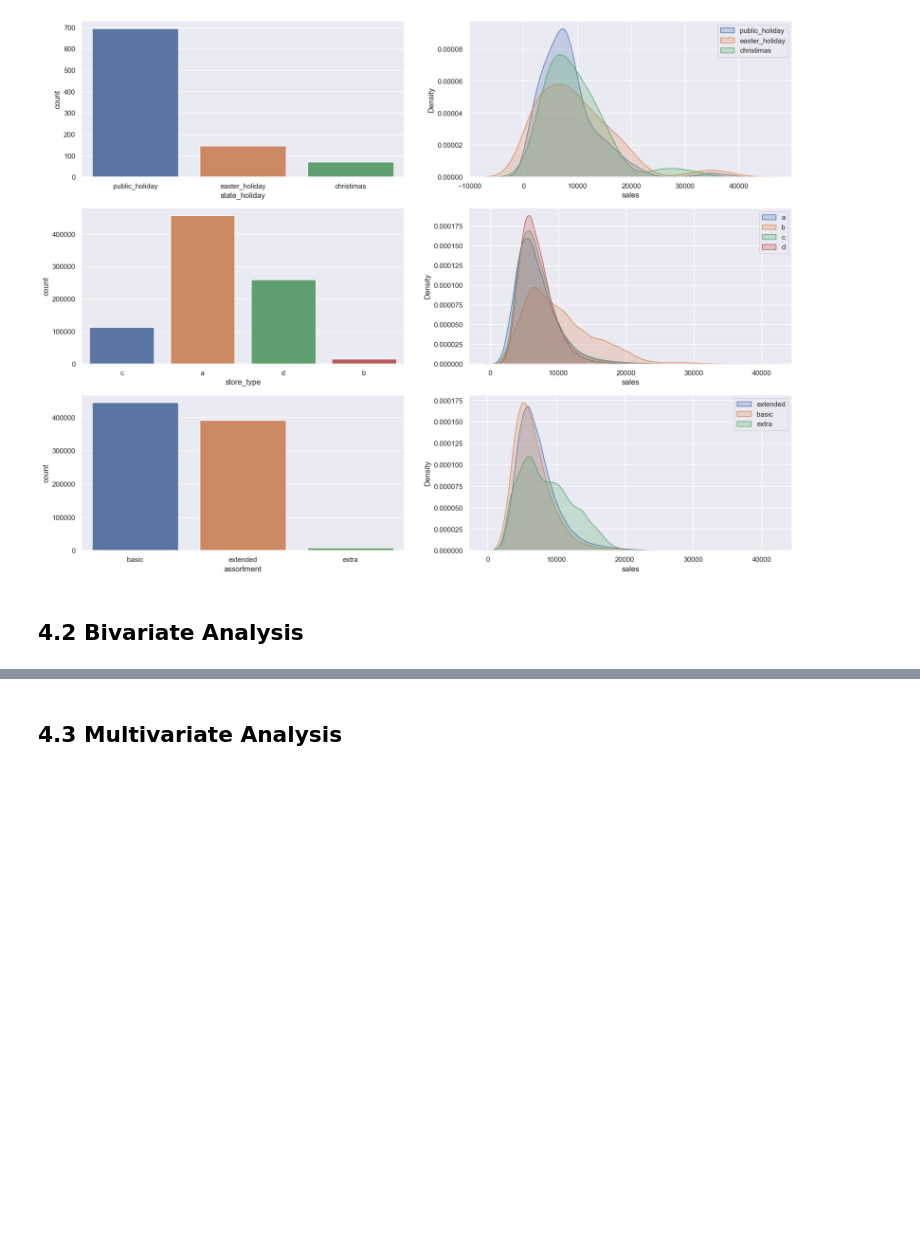
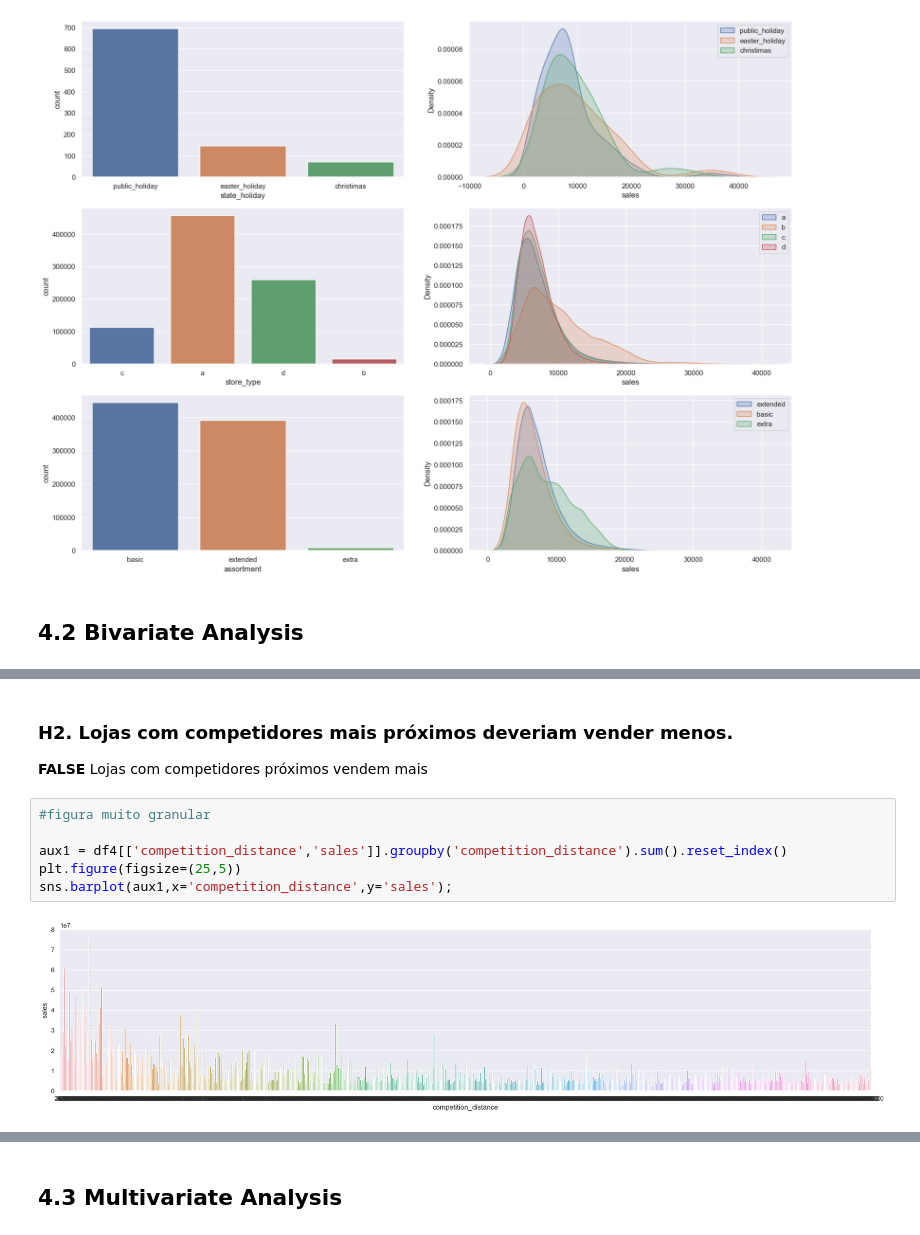
Before and after one commit to BlueBics/rossmann_sales_prediction, a Jupyter notebook: v01_store_sales_prediction.ipynb, the cells around one changed output, grey strips where cells are left out. Cells and saved outputs as stored; diff of their text form; blank space fills up the shorter version.

```diff
--- a/v01_store_sales_prediction.ipynb
+++ b/v01_store_sales_prediction.ipynb
@@ -559,0 +565,11 @@ plt.show();
+# %% [markdown]
+### **H2.** Lojas com competidores mais próximos deveriam vender menos.
+**FALSE** Lojas com competidores próximos vendem mais
+# %%
+#figura muito granular
+
+aux1 = df4[['competition_distance','sales']].groupby('competition_distance').sum().reset_index()
+plt.figure(figsize=(25,5))
+sns.barplot(aux1,x='competition_distance',y='sales');
+# %% [output]
+[figure, added]
```
Also changed, not shown: parts of 11 cells of this notebook.
